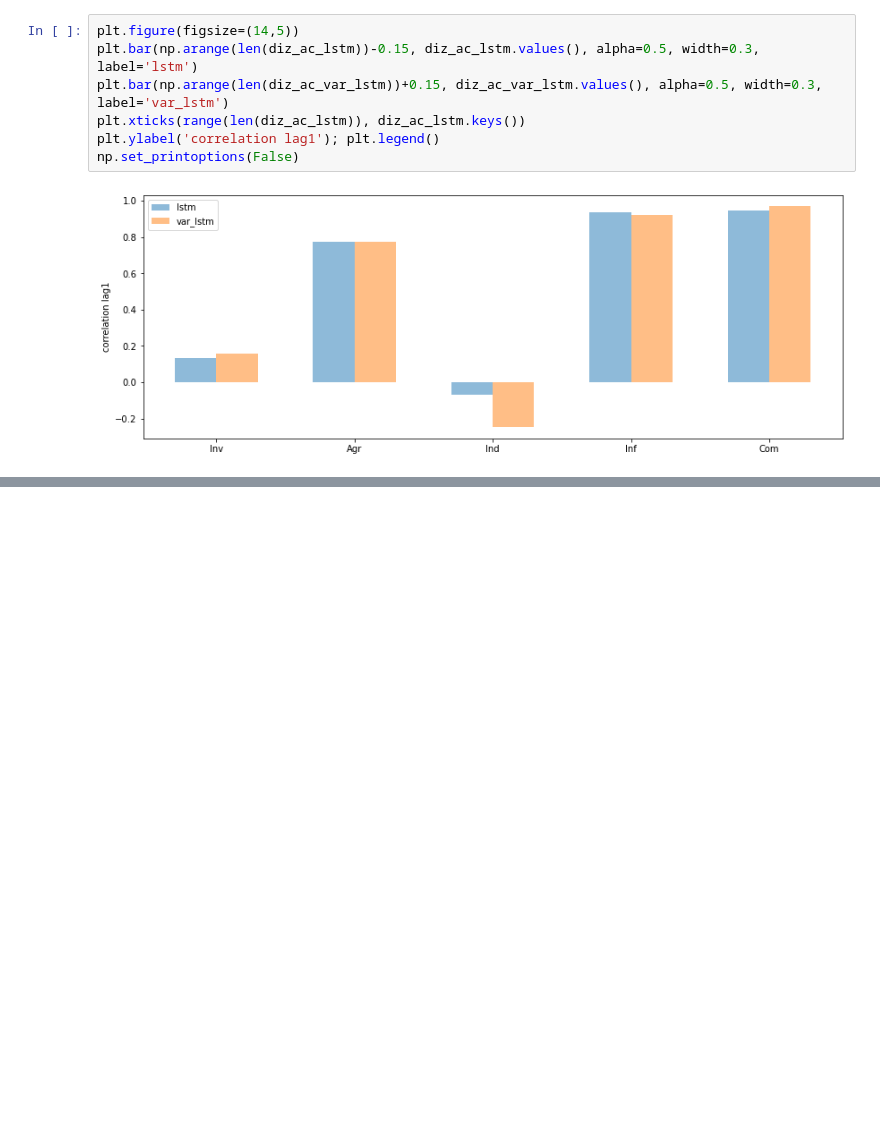
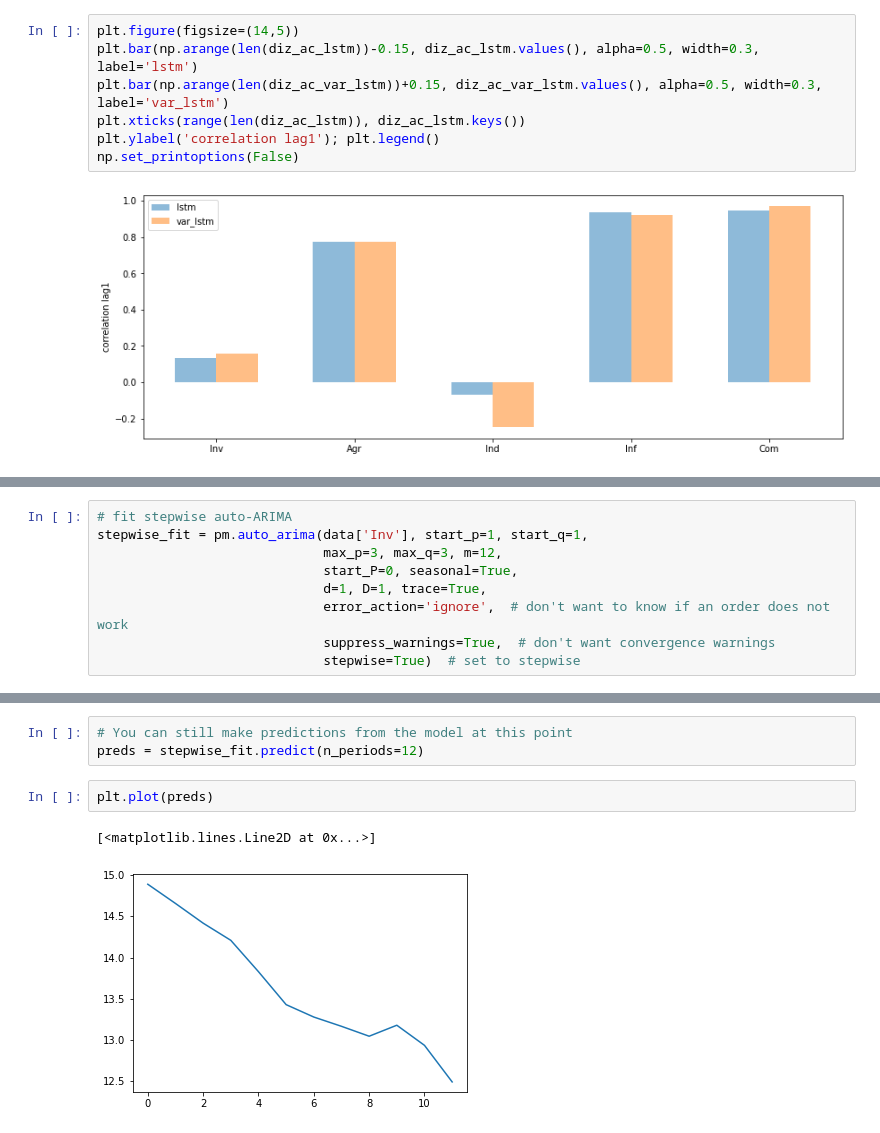
Before and after one commit to carlosvneves/doutorado, a Jupyter notebook: phD-thesis-project/LSTM_VAR_InvestDesemb.ipynb, the cells around one changed output, grey strips where cells are left out. Drawn from its saved outputs; the diff is of its cells as text; blank space fills up the shorter version.

Commit message:
neural_var e neural_arima
necessário terminar a implementação do modelo ARIMA

```diff
--- a/phD-thesis-project/LSTM_VAR_InvestDesemb.ipynb
+++ b/phD-thesis-project/LSTM_VAR_InvestDesemb.ipynb
@@ -738,0 +777,9 @@ np.set_printoptions(False)
+# %%
+# fit stepwise auto-ARIMA
+stepwise_fit = pm.auto_arima(data['Inv'], start_p=1, start_q=1,
+                             max_p=3, max_q=3, m=12,
+                             start_P=0, seasonal=True,
+                             d=1, D=1, trace=True,
+                             error_action='ignore',  # don't want to know if an order does not work
+                             suppress_warnings=True,  # don't want convergence warnings
+                             stepwise=True)  # set to stepwise
@@ -738,0 +839,8 @@ np.set_printoptions(False)
+# %%
+# You can still make predictions from the model at this point
+preds = stepwise_fit.predict(n_periods=12)
+# %%
+plt.plot(preds)
+# %% [output]
+[<matplotlib.lines.Line2D at 0x...>]
+[figure, added]
```
Also changed, not shown: parts of 12 cells of this notebook, 6 other files.
